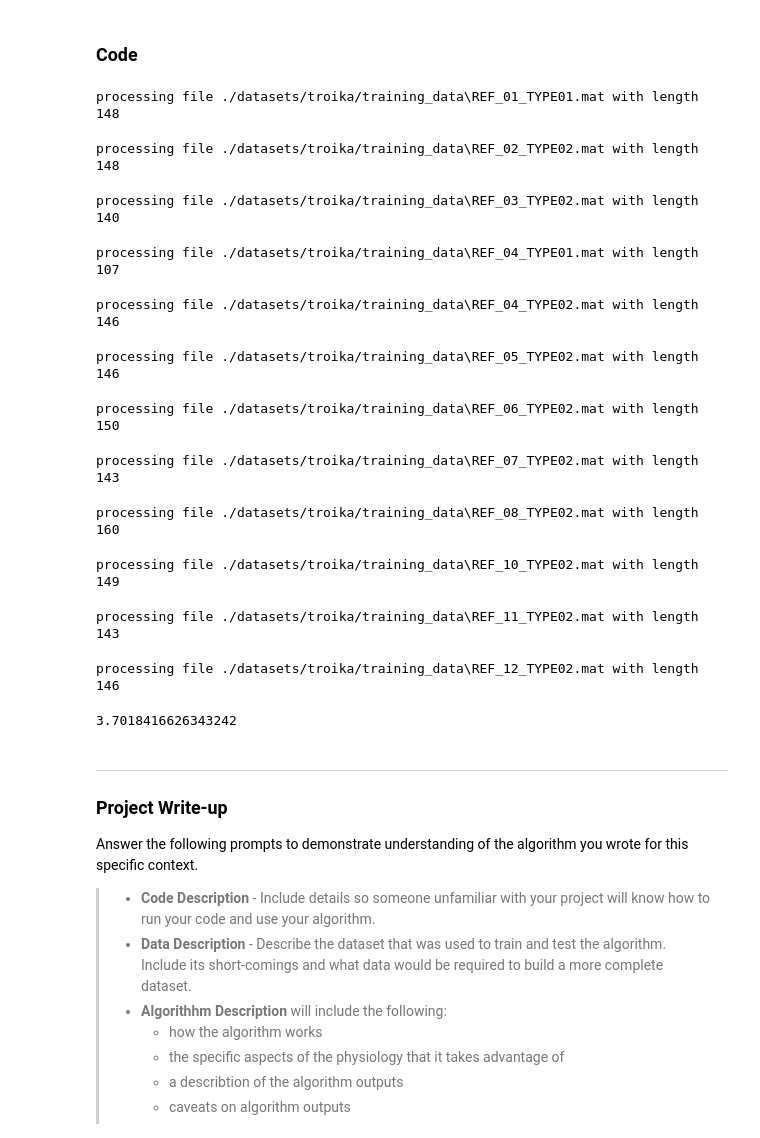
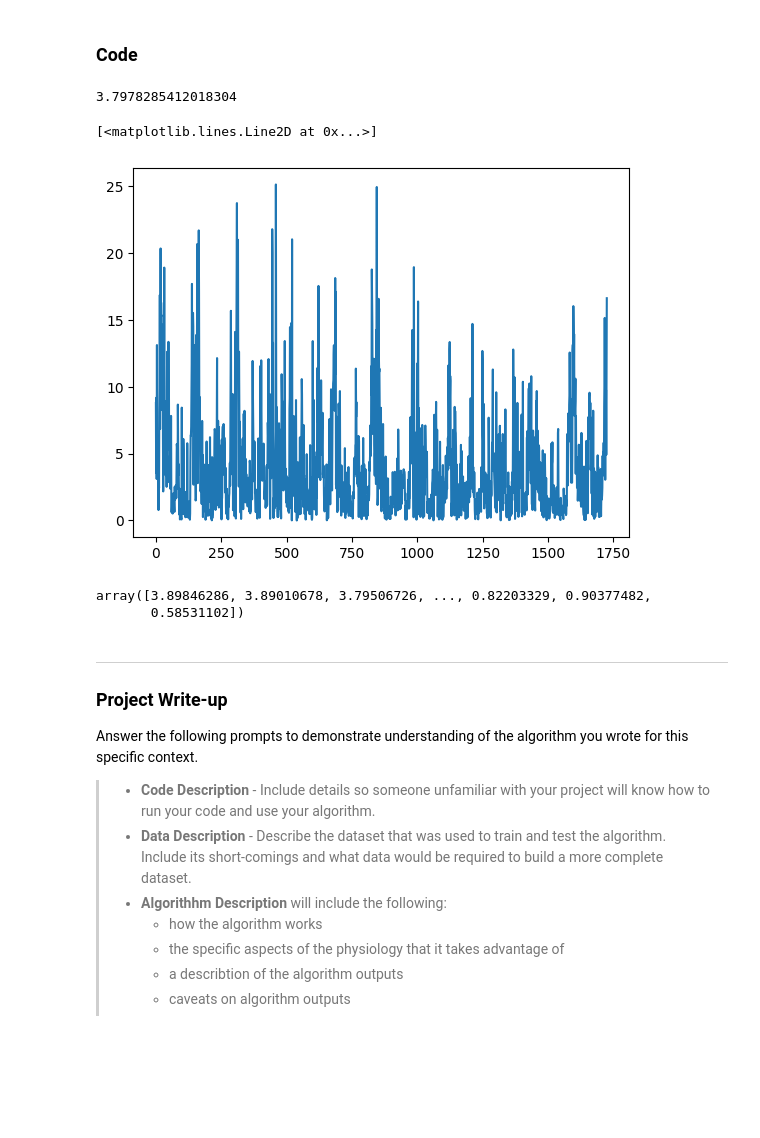
Before and after one commit to BasalGanglia/UdaAIHealthSUB4, a Jupyter notebook: part_1/pulse_rate_starter.ipynb, the cells around one changed output. Cells and saved outputs as stored; diff of their text form; code cells hidden in the pictures; blank space fills up the shorter version.

```diff
--- a/part_1/pulse_rate_starter.ipynb
+++ b/part_1/pulse_rate_starter.ipynb
@@ -514,8 +565,7 @@ def Evaluate():
         # Compute aggregate error metric
     errs = np.hstack(errs)
     confs = np.hstack(confs)
-    return AggregateErrorMetric(errs, confs)
-
+    return AggregateErrorMetric(errs, confs), errs, confs
 
 def ExtractFeatures(accx,accy,accz, ppg, fs=125, window=2, window_shift_s=1):
 
@@ -531,8 +581,8 @@ def ExtractFeatures(accx,accy,accz, ppg, fs=125, window=2, window_shift_s=1):
     features.append(Featurize(x,y,z,p, fs=fs))
   return features
 
-
-def train_model():
+import pickle
+def train_model(use_old = False):
     """
     Top-level function evaluation function.
 
@@ -541,6 +591,9 @@ def train_model():
     Returns:
         Pulse rate error on the Troika dataset. See AggregateErrorMetric.
     """
+    if use_old:
+        rf = pickle.load(open("tmp_model.pkl", 'rb'))
+        return rf
     # Retrieve dataset files
     data_fls, ref_fls = LoadTroikaDataset()
     features = []
@@ -561,7 +614,7 @@ def train_model():
 
     full_data = pd.concat(features)
     rf = RandomForestRegressor()
-    # X_train, X_test, y_train, y_test = train_test_split(full_data.drop('y',axis=1),full_features['y'], test_size=0.33, random_state=42)
+   # X_train, X_test, y_train, y_test = train_test_split(full_data.drop('y',axis=1),full_features['y'], test_size=0.33, random_state=42)
     # In this case I suppose I just use all this data as the test set is something else thus no overfitting
 
 
@@ -570,6 +623,7 @@ def train_model():
     # return rf, preds, y_test
 
     rf.fit(full_data.drop('y', axis=1), full_data['y'] )
+    pickle.dump(rf, open('tmp_model.pkl', 'wb'))
     return rf
 
 def RunPulseRateAlgorithm(data_fl, ref_fl):
@@ -600,25 +654,24 @@ def RunPulseRateAlgorithm(data_fl, ref_fl):
    # # Return per-estimate mean absolute error and confidence as a 2-tuple of numpy arrays.
     # errors, confidence = np.ones(100), np.ones(100)  # Dummy placeholders. Remove
     return errors, confidence
-# %%
-aggerr = Evaluate()
-# %% [output]
-processing file ./datasets/troika/training_data\REF_01_TYPE01.mat with length 148
-processing file ./datasets/troika/training_data\REF_02_TYPE02.mat with length 148
-processing file ./datasets/troika/training_data\REF_03_TYPE02.mat with length 140
-processing file ./datasets/troika/training_data\REF_04_TYPE01.mat with length 107
-processing file ./datasets/troika/training_data\REF_04_TYPE02.mat with length 146
-processing file ./datasets/troika/training_data\REF_05_TYPE02.mat with length 146
-processing file ./datasets/troika/training_data\REF_06_TYPE02.mat with length 150
-processing file ./datasets/troika/training_data\REF_07_TYPE02.mat with length 143
-processing file ./datasets/troika/training_data\REF_08_TYPE02.mat with length 160
-processing file ./datasets/troika/training_data\REF_10_TYPE02.mat with length 149
-processing file ./datasets/troika/training_data\REF_11_TYPE02.mat with length 143
-processing file ./datasets/troika/training_data\REF_12_TYPE02.mat with length 146
+# %%
+import warnings
+warnings.filterwarnings("ignore")
+aggerr, errs, confs = Evaluate()
 # %%
 aggerr
 # %% [output]
-3.7018416626343242
+3.7978285412018304
+# %%
+plt.plot(errs)
+# %% [output]
+[<matplotlib.lines.Line2D at 0x...>]
+[figure, added]
+# %%
+confs
+# %% [output]
+array([3.89846286, 3.89010678, 3.79506726, ..., 0.82203329, 0.90377482,
+       0.58531102])
 # %% [markdown]
 -----
 ### Project Write-up
```
Also changed, not shown: parts of 2 cells of this notebook.
